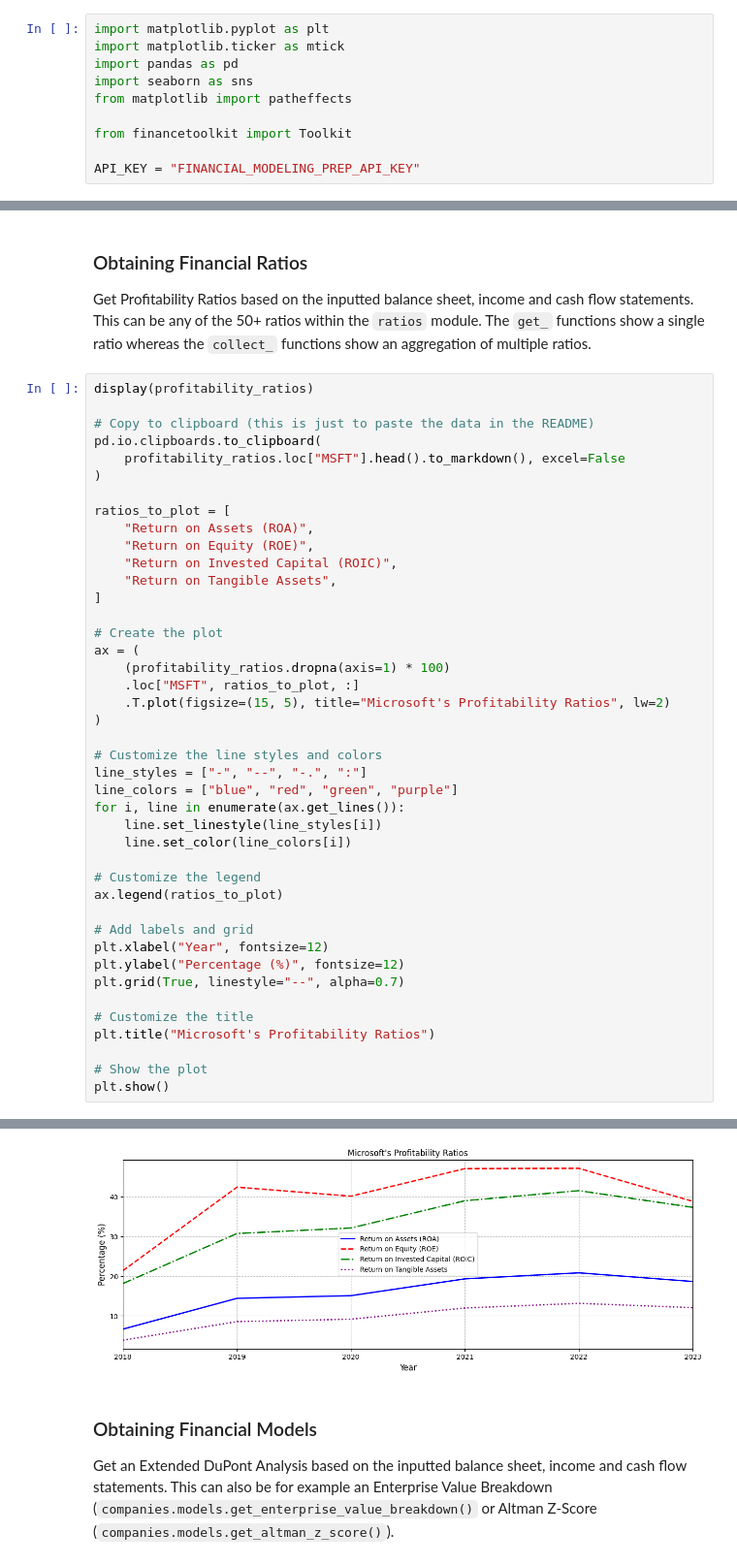
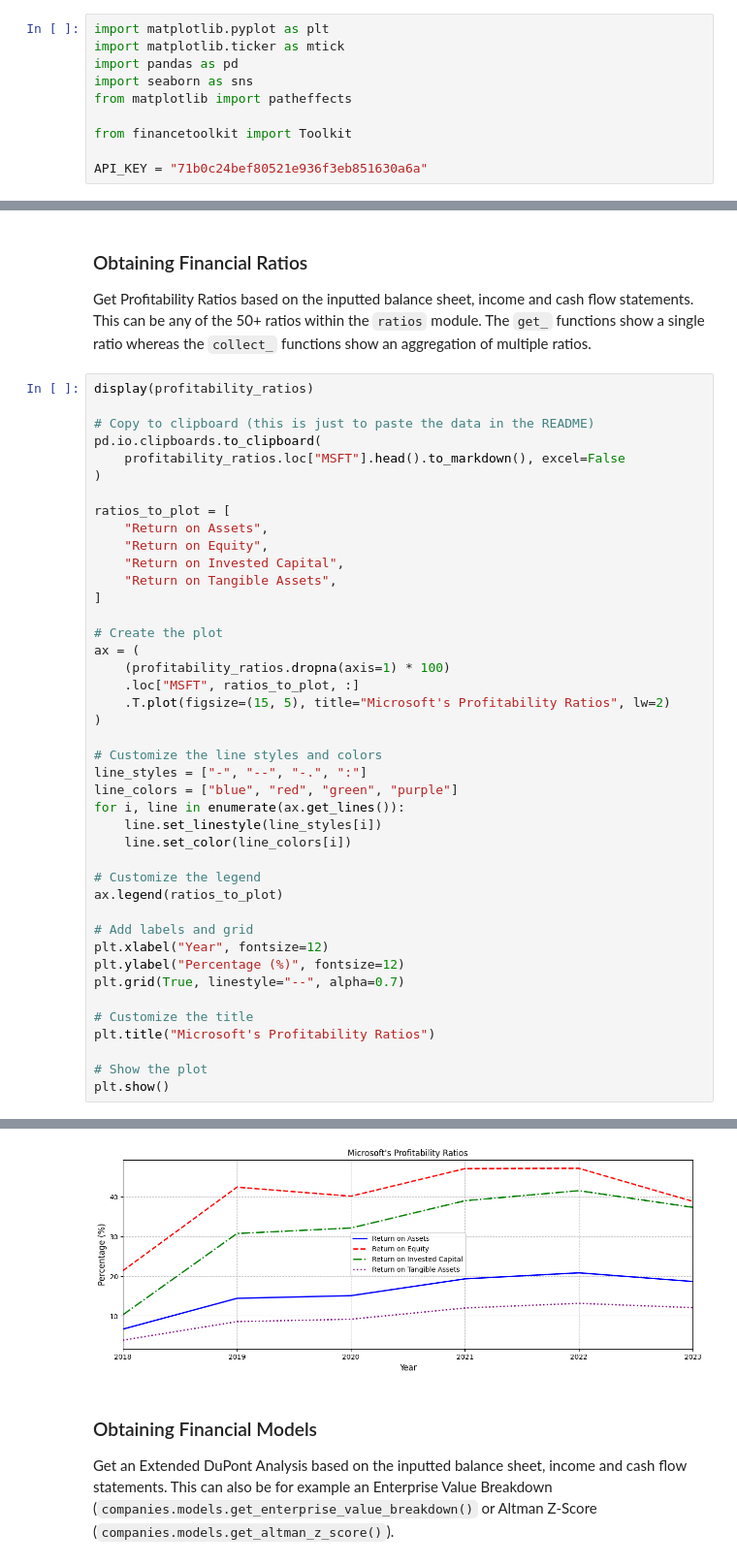
Before and after one commit to JerBouma/FinanceToolkit, a Jupyter notebook: examples/Finance Toolkit - 0. README Examples.ipynb, the cells around one changed output, grey strips where cells are left out. Shown at 97% size. Drawn from its saved outputs; the diff is of its cells as text.

```diff
--- a/examples/Finance Toolkit - 0. README Examples.ipynb
+++ b/examples/Finance Toolkit - 0. README Examples.ipynb
@@ -79,7 +79,7 @@ from matplotlib import patheffects
 
 from financetoolkit import Toolkit
 
-API_KEY = "FINANCIAL_MODELING_PREP_API_KEY"
+API_KEY = "71b0c24bef80521e936f3eb851630a6a"
 # %% [markdown]
 Let's start with running all the code as seen in the README.
 # %%
@@ -264,9 +267,9 @@ pd.io.clipboards.to_clipboard(
 )
 
 ratios_to_plot = [
-    "Return on Assets (ROA)",
-    "Return on Equity (ROE)",
-    "Return on Invested Capital (ROIC)",
+    "Return on Assets",
+    "Return on Equity",
+    "Return on Invested Capital",
     "Return on Tangible Assets",
 ]
 
@@ -318,4 +321,4 @@ plt.show()
-[figure, old version]
+[figure, new version]
 # %% [markdown]
 ### Obtaining Financial Models
 
```
Also changed, not shown: parts of 12 cells of this notebook, 1 other file.
